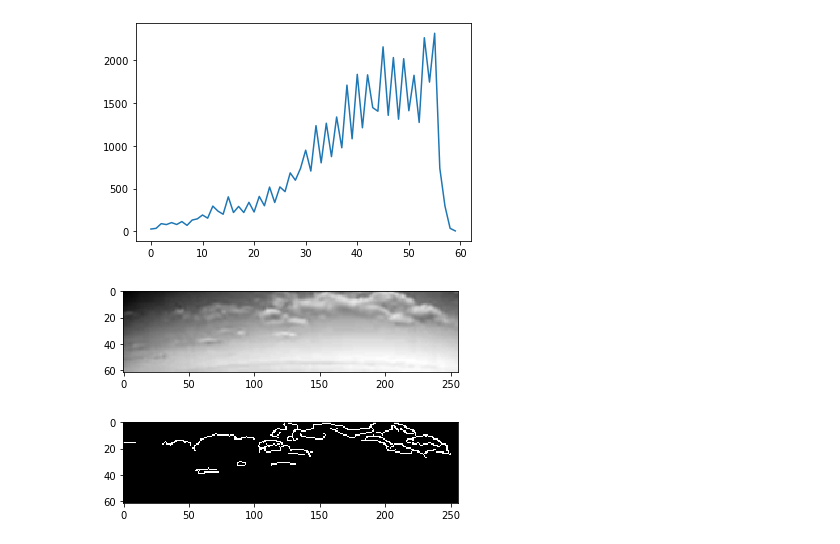
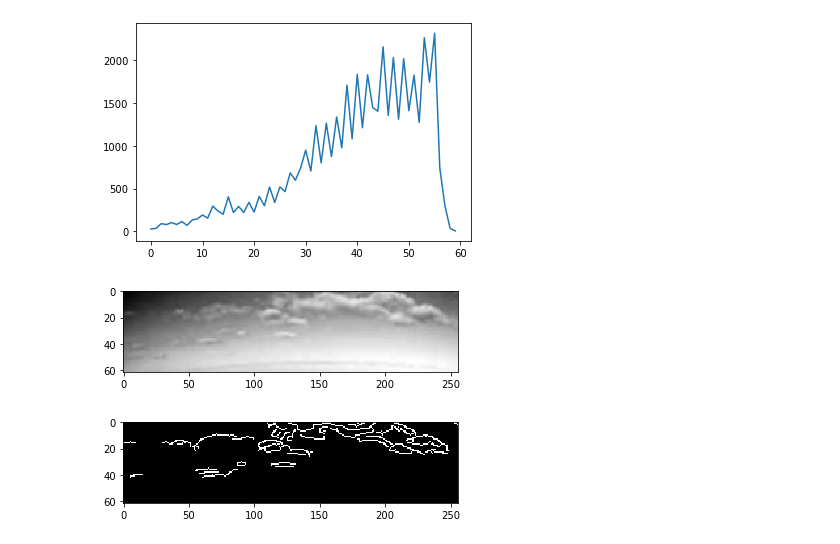
Before and after one commit to tonysln/meteo-webcam, a Jupyter notebook: meteo_webcam_analysis.ipynb, the cells around one changed output. Saved outputs shown, nothing was run; the diff lists cells and outputs as text; code cells hidden in the pictures.

```diff
--- a/meteo_webcam_analysis.ipynb
+++ b/meteo_webcam_analysis.ipynb
@@ -52,9 +51,8 @@ folder = 'data/256/' # Skies downscaled 5x
 num_of_imgs = len(os.listdir(folder)[:2500])
 width = 256
 height = 62
-channels = 3
 
-data = np.ndarray(shape=(num_of_imgs, height, width, channels), dtype=np.uint8)
+data = np.ndarray(shape=(num_of_imgs, height, width, 3), dtype=np.float32)
 full_labels = np.ndarray(shape=(num_of_imgs), dtype=object)
 labels = np.ndarray(shape=(num_of_imgs), dtype=np.uint8)
 
@@ -66,6 +64,12 @@ data.shape, labels.shape
 for i,file in enumerate(os.listdir(folder)[:2500]):
     img = Image.open(folder + file)
     data[i] = img
+
+    img_normal = data[i].astype(np.float32)
+    img_normal /= 255.0
+    data[i] = img_normal
+    # Todo normalize further
+
     date = file[5:-4].replace('-','').replace('T','')
     full_labels[i] = date
     labels[i] = int(date[4:])
@@ -141,14 +166,15 @@ plt.show()
 # %%
 # Edge detection for clouds
 gray = cv.cvtColor(data[num], cv.COLOR_BGR2GRAY)
 blur = cv.GaussianBlur(gray,(3,3),0)
+blur = (blur*255).astype(np.uint8)
 
 plt.imshow(blur, cmap = 'gray')
 plt.show()
 
-edges = cv.Canny(blur, 20, 60)
+edges = cv.Canny(blur, 20, 50)
 plt.imshow(edges, cmap = 'gray')
 plt.show()
 # %% [output]
 [figure]
-[figure, old version]
+[figure, new version]
```
Also changed, not shown: parts of 6 cells of this notebook, 1 other file.
